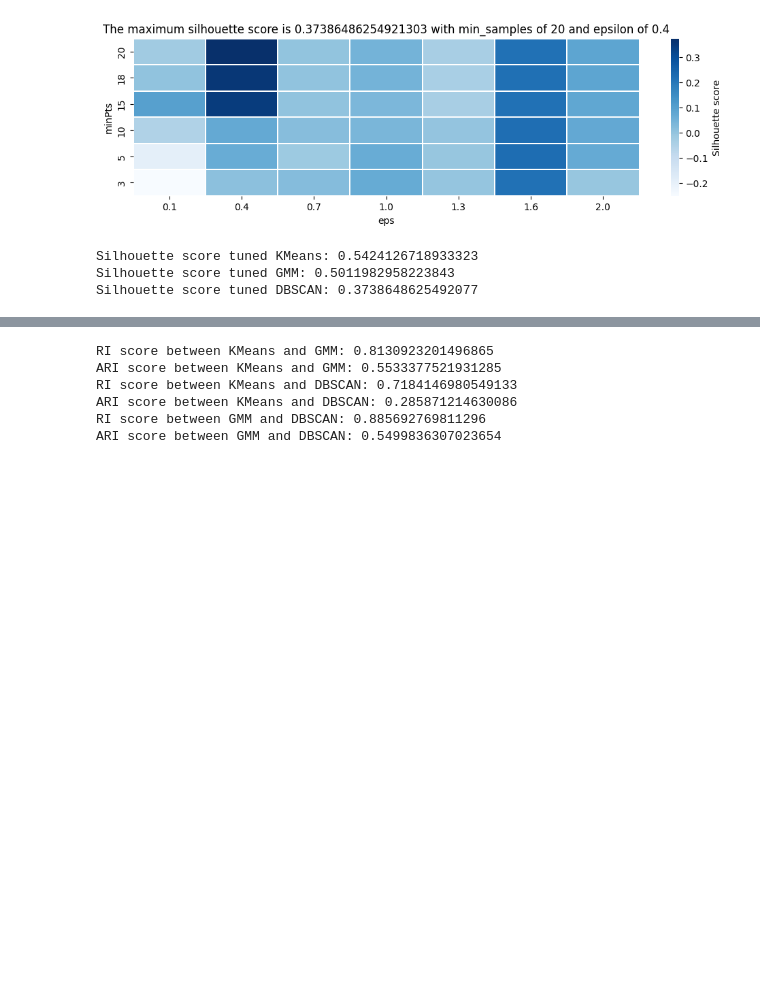
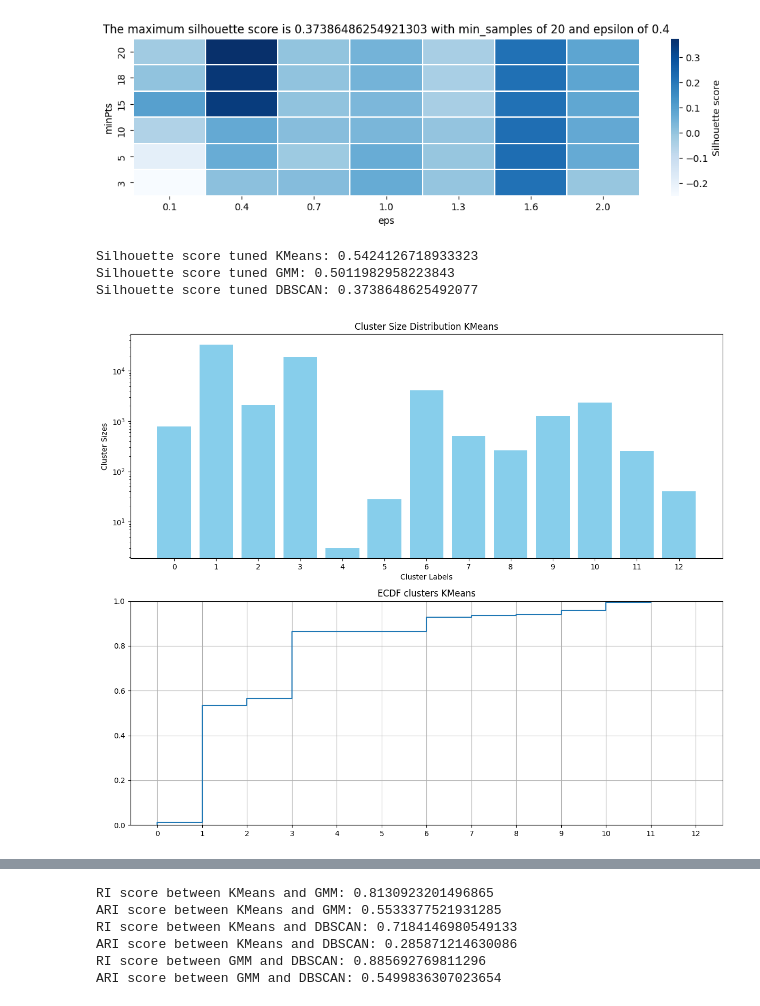
Before and after one commit to federicomirra01/DDoS_analysis_project, a Jupyter notebook: Section_3.ipynb, the cells around one changed output, grey strips where cells are left out. Cells and saved outputs as stored; diff of their text form; code cells hidden in the pictures; blank space fills up the shorter version.

```diff
--- a/Section_3.ipynb
+++ b/Section_3.ipynb
@@ -190,3 +190,29 @@ for alg, label in zip(algorithms, labels):
 Silhouette score tuned KMeans: 0.5424126718933323
 Silhouette score tuned GMM: 0.5011982958223843
 Silhouette score tuned DBSCAN: 0.3738648625492077
+# %%
+label_counts = Counter(labels_km)
+
+# Extract cluster sizes and labels
+cluster_sizes = list(label_counts.values())
+cluster_labels = list(label_counts.keys())
+
+fig, axs = plt.subplots(2, 1, figsize=(12,10))
+
+axs[0].bar(cluster_labels, cluster_sizes, color='skyblue')
+axs[0].set_xlabel('Cluster Labels')
+axs[0].set_yscale('log')
+axs[0].set_ylabel('Cluster Sizes')
+axs[0].set_xticks(np.arange(13))
+axs[0].set_title('Cluster Size Distribution KMeans')
+
+
+axs[1].ecdf(cluster_labels, cluster_sizes)
+axs[1].set_xticks(np.arange(13))
+axs[1].set_title('ECDF clusters KMeans')
+axs[1].grid()
+
+plt.tight_layout()
+plt.show()
+# %% [output]
+[figure, added]
```
Also changed, not shown: parts of 3 cells of this notebook, 4 other files.
